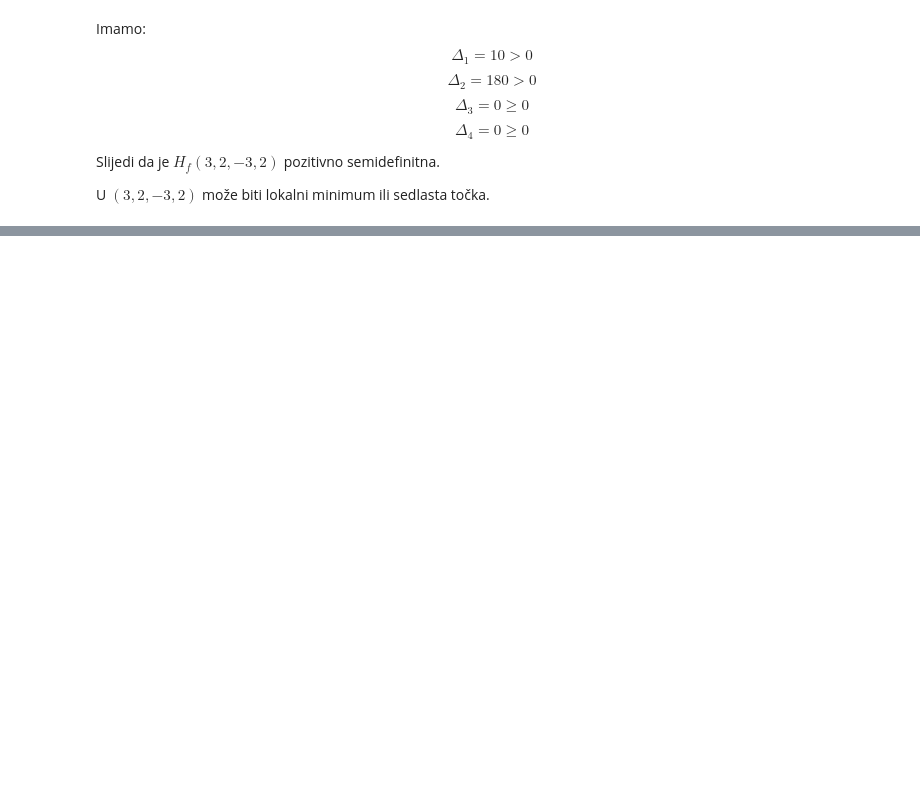
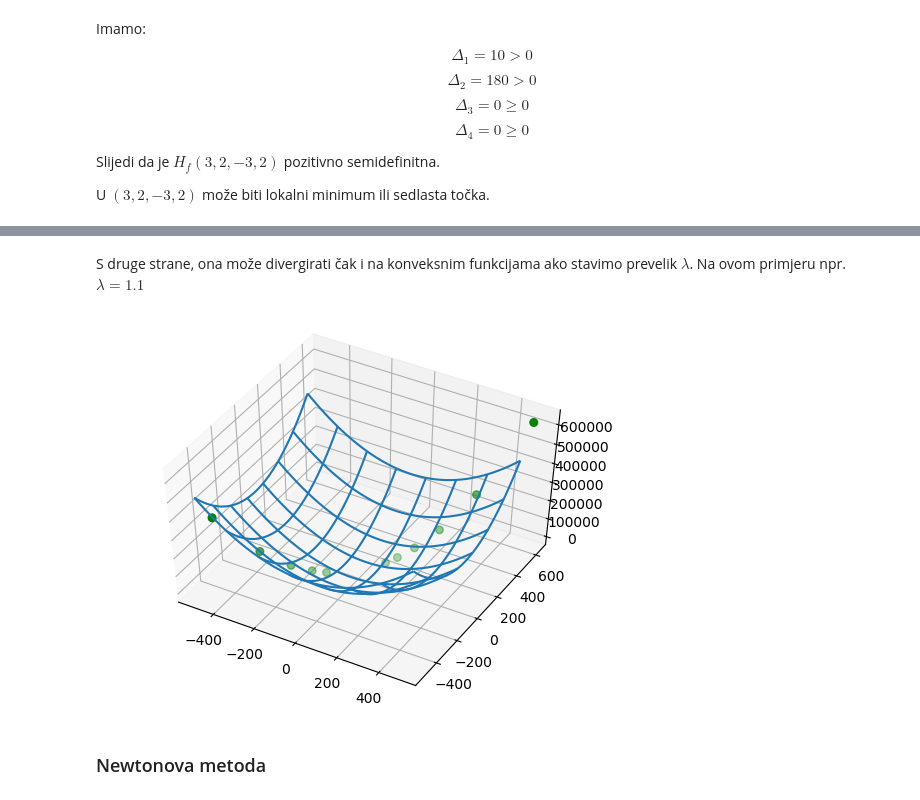
Before and after one commit to valental/MS, a Jupyter notebook: ekstremi_funkcija.ipynb, the cells around one changed output, grey strips where cells are left out. Drawn from its saved outputs; the diff is of its cells as text; code cells hidden in the pictures; blank space fills up the shorter version.

Commit message:
dodana Gradijentna metoda i Newtonova metoda

```diff
--- a/ekstremi_funkcija.ipynb
+++ b/ekstremi_funkcija.ipynb
@@ -299,0 +379,47 @@ U $(3,2,-3,2)$ može biti lokalni minimum ili sedlasta točka.
+# %% [markdown]
+S druge strane, ona može divergirati čak i na konveksnim funkcijama ako stavimo prevelik $\lambda$. Na ovom primjeru npr. $\lambda = 1.1$
+# %%
+def grad_met(f, var, lamda, aproks):
+    lista = [aproks]
+    for i in range(10):  # Ovo moramo promijeniti jer bismo dobili overflow da stavimo 1000 iteracija.
+        temp = np.asarray(sp.lambdify(var,grad(f,var))(aproks[0], aproks[1]))
+        new = aproks - lamda * temp
+        if np.linalg.norm(aproks - new) < 10**-10:
+            return new, lista
+        aproks = new
+        lista.append(np.ndarray.tolist(aproks))
+    return aproks, lista
+
+x,y = sp.symbols('x y')
+
+def f(x,y):
+    return x**2 + y**2
+
+fsp = f(x,y)
+
+aproks, history = grad_met(fsp, [x,y], 1.1, [80,100])
+
+for el in history:
+    el.extend([f(el[0],el[1])])
+
+X = []
+Y = []
+Z = []
+for el in history:
+    X.extend([el[0]])
+    Y.extend([el[1]])
+    Z.extend([el[2]])
+
+%matplotlib agg
+fig = plt.figure()
+ax = fig.add_subplot(1, 1, 1, projection='3d')
+x, y = np.meshgrid(np.linspace(-500, 500), np.linspace(-500, 500))
+z = f(x,y)
+ax.plot_wireframe(x, y, z, rstride=7, cstride=7, zorder=-100)
+ax.scatter(X, Y, Z, s=30, c='g', zorder=1000000)
+ax.view_init(elev=50)
+fig
+# %% [output]
+[figure, added]
+# %% [markdown]
+### Newtonova metoda
```
Also changed, not shown: parts of 32 cells of this notebook.
